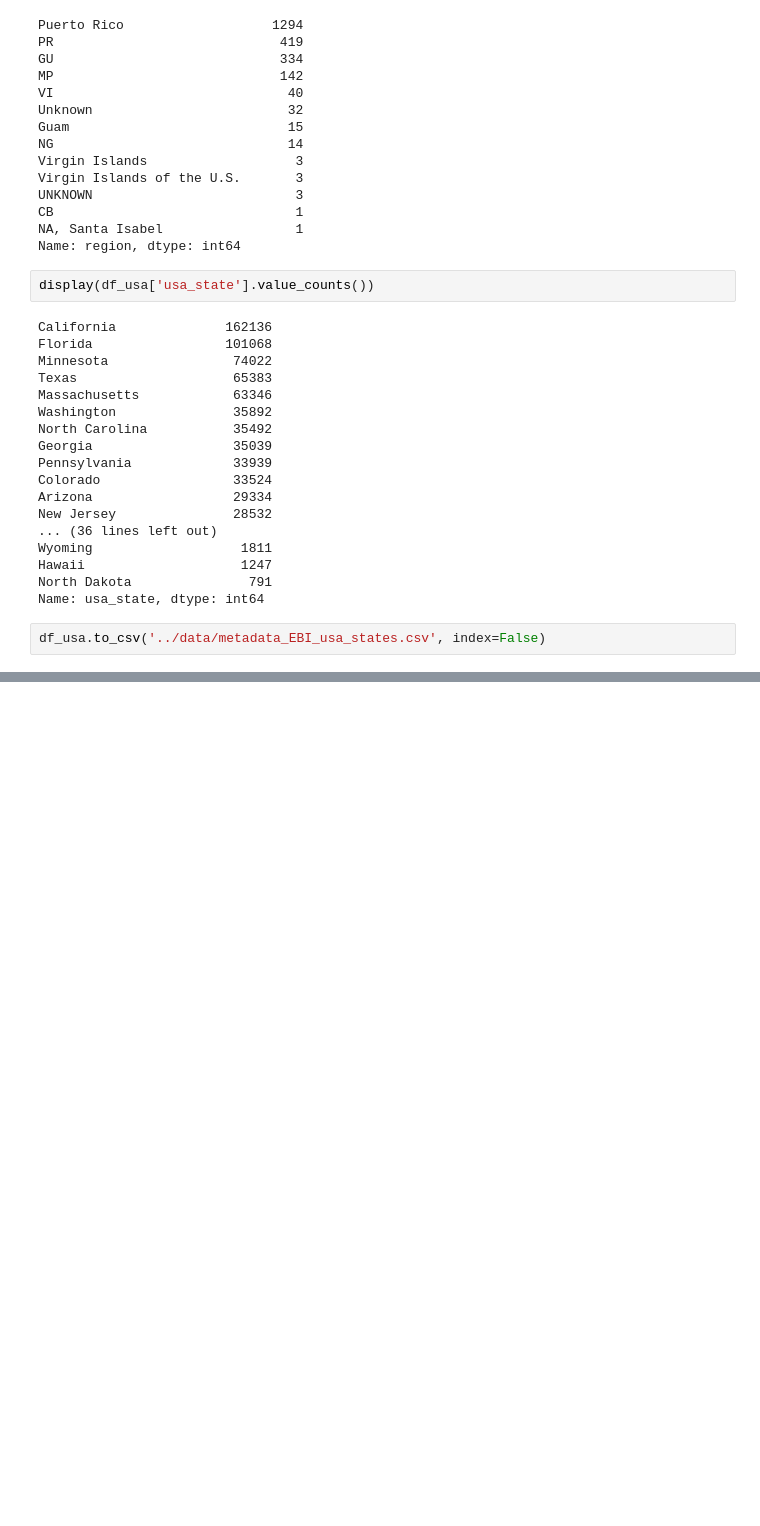
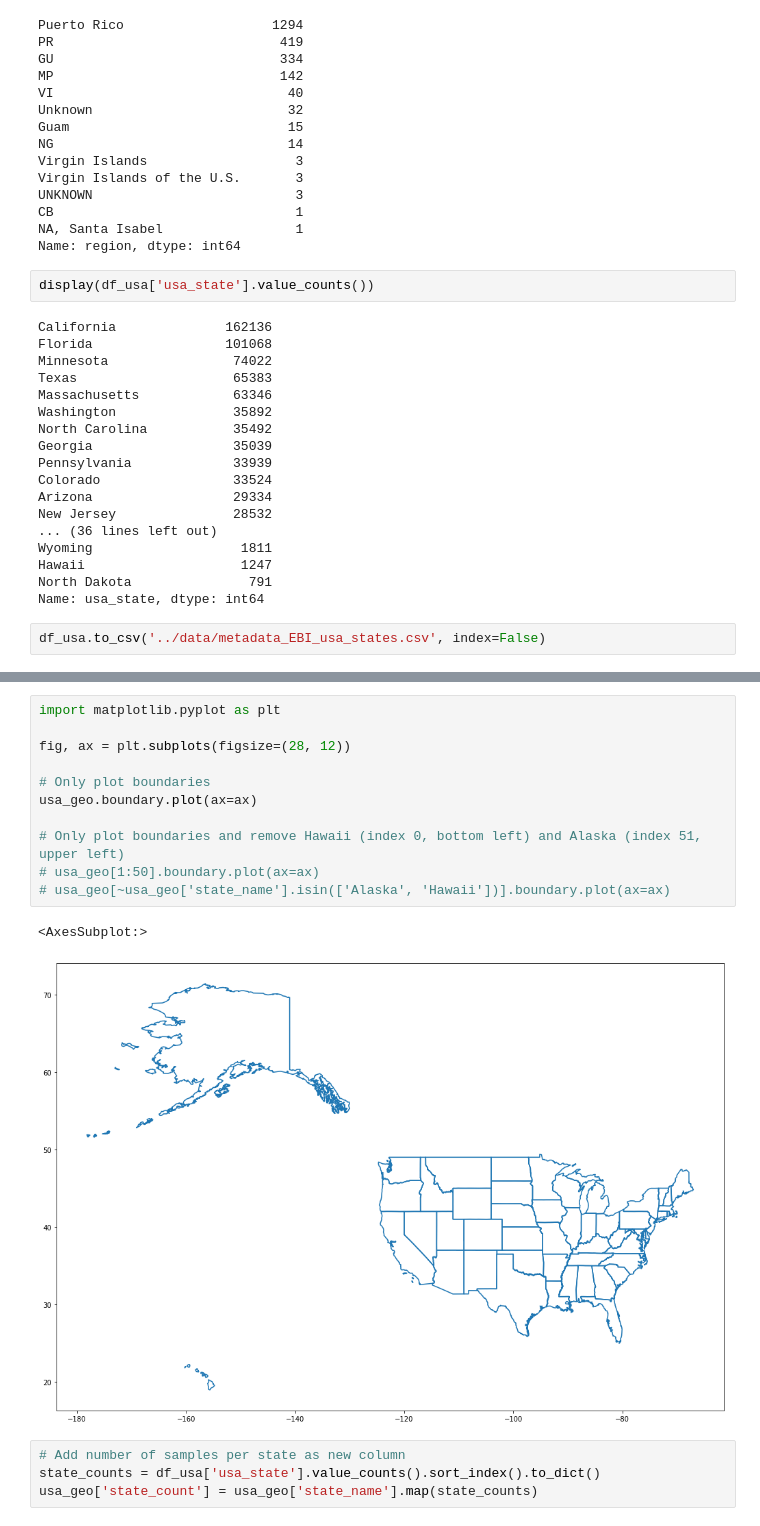
Before and after one commit to ninaihde/sampling-bias-cov19, a Jupyter notebook: src/create_general_insights.ipynb, the cells around one changed output, grey strips where cells are left out. Saved outputs shown, nothing was run; the diff lists cells and outputs as text; blank space fills up the shorter version.

```diff
--- a/src/create_general_insights.ipynb
+++ b/src/create_general_insights.ipynb
@@ -491,0 +525,18 @@ df_usa.to_csv('../data/metadata_EBI_usa_states.csv', index=False)
+# %%
+import matplotlib.pyplot as plt
+
+fig, ax = plt.subplots(figsize=(28, 12))
+
+# Only plot boundaries
+usa_geo.boundary.plot(ax=ax)
+
+# Only plot boundaries and remove Hawaii (index 0, bottom left) and Alaska (index 51, upper left)
+# usa_geo[1:50].boundary.plot(ax=ax)
+# usa_geo[~usa_geo['state_name'].isin(['Alaska', 'Hawaii'])].boundary.plot(ax=ax)
+# %% [output]
+<AxesSubplot:>
+[figure, added]
+# %%
+# Add number of samples per state as new column
+state_counts = df_usa['usa_state'].value_counts().sort_index().to_dict()
+usa_geo['state_count'] = usa_geo['state_name'].map(state_counts)
```
Also changed, not shown: parts of 21 cells of this notebook, 3 other files.
